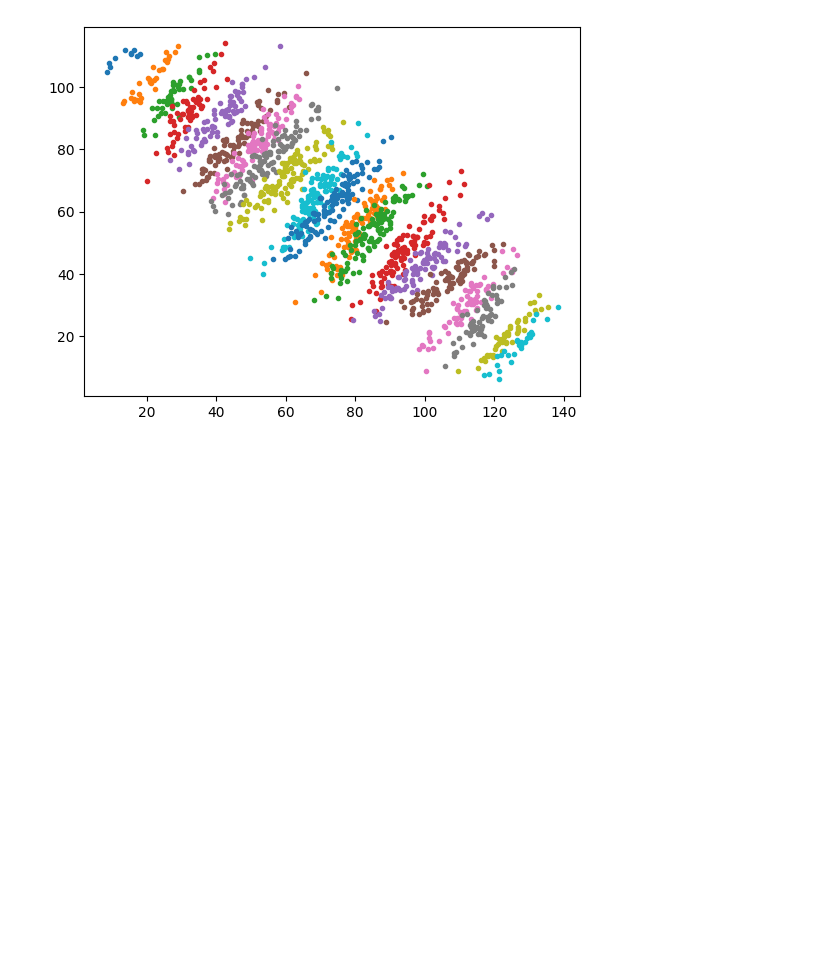
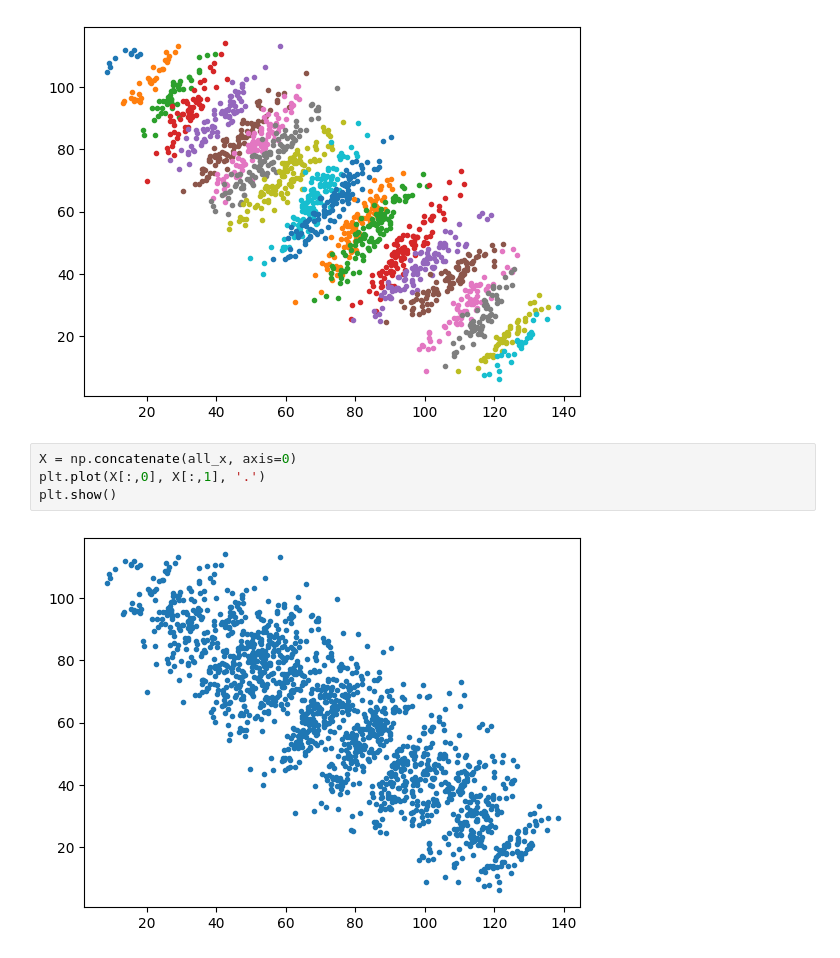
Before and after one commit to MICS-Lab/DeepLearningCourse, a Jupyter notebook: scripts/SimpsonParadox.ipynb, the cells around one changed output. Cells and saved outputs as stored; diff of their text form; blank space fills up the shorter version.

Commit message:
full data plot

```diff
--- a/scripts/SimpsonParadox.ipynb
+++ b/scripts/SimpsonParadox.ipynb
@@ -30,3 +30,9 @@ for i in range(n_groups):
 plt.show()
 # %% [output]
 [figure]
+# %%
+X = np.concatenate(all_x, axis=0)
+plt.plot(X[:,0], X[:,1], '.')
+plt.show()
+# %% [output]
+[figure, added]
```
